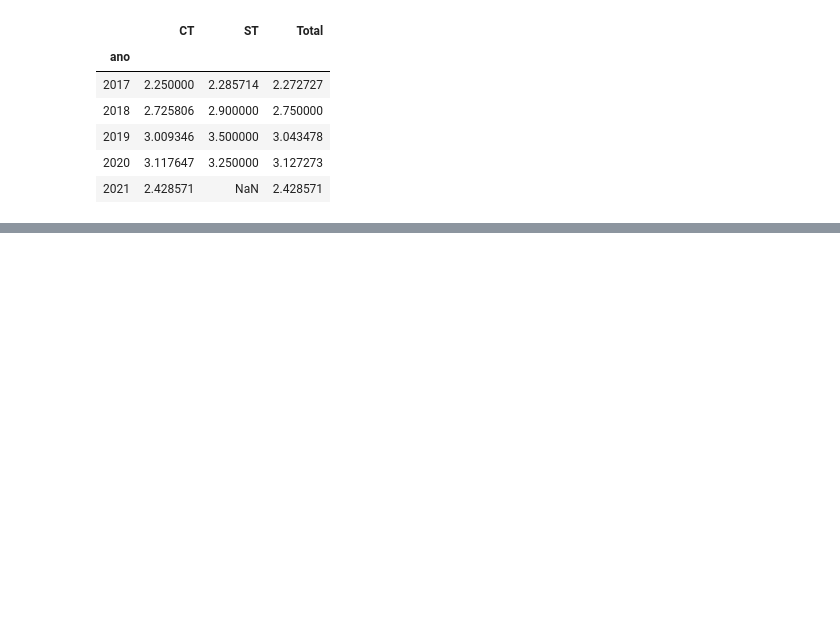
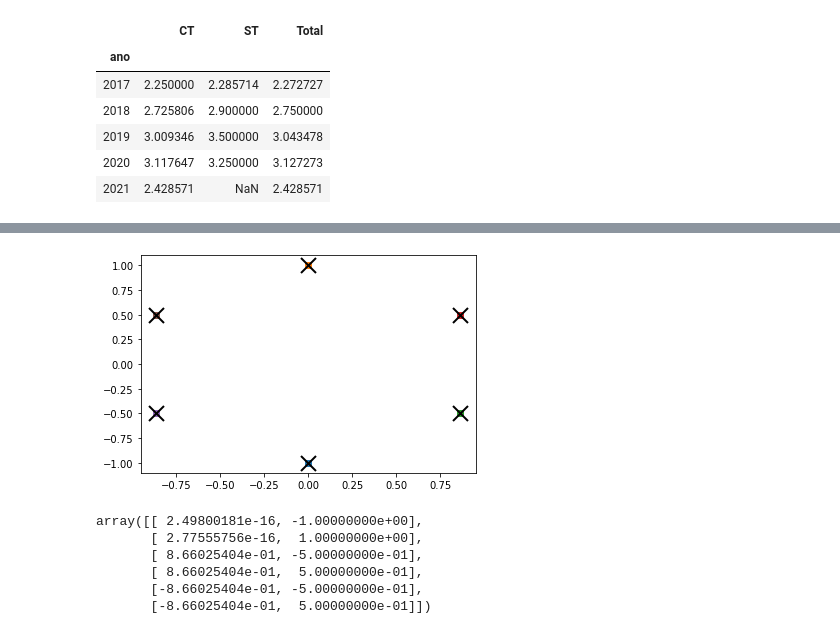
Before and after one commit to jcalheir/efc_slotss, a Jupyter notebook: slot_time/etl_jup.ipynb, the cells around one changed output, grey strips where cells are left out. Drawn from its saved outputs; the diff is of its cells as text; code cells hidden in the pictures; blank space fills up the shorter version.

```diff
--- a/slot_time/etl_jup.ipynb
+++ b/slot_time/etl_jup.ipynb
@@ -253,0 +300,10 @@ df_med_ano
+# %%
+kmeansshow(6,data[['x_dia_semana', 'y_dia_semana']].values)
+# %% [output]
+[figure, added]
+array([[ 2.49800181e-16, -1.00000000e+00],
+       [ 2.77555756e-16,  1.00000000e+00],
+       [ 8.66025404e-01, -5.00000000e-01],
+       [ 8.66025404e-01,  5.00000000e-01],
+       [-8.66025404e-01, -5.00000000e-01],
+       [-8.66025404e-01,  5.00000000e-01]])
```
Also changed, not shown: parts of 4 cells of this notebook.
